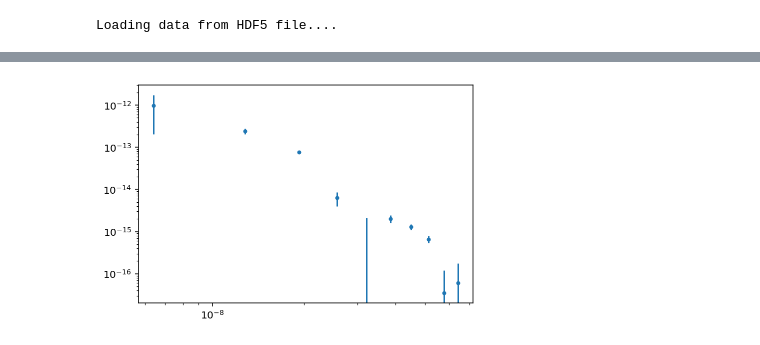
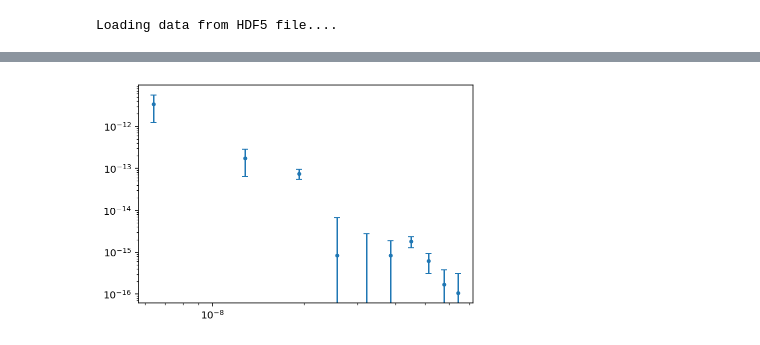
Before and after one commit to GersbachKa/defiant, a Jupyter notebook: Notebooks/new_tests.ipynb, the cells around one changed output, grey strips where cells are left out. Drawn from its saved outputs; the diff is of its cells as text; code cells hidden in the pictures.

```diff
--- a/Notebooks/new_tests.ipynb
+++ b/Notebooks/new_tests.ipynb
@@ -120,7 +343,7 @@ plt.show()
 # %%
-old_xi,old_rhok,old_sigk,old_Sk,old_Sks,fgw = compute_normPFOS(old_os,inj_params)
-plt.errorbar(fgw,old_Sk,old_Sks,fmt='.')
+old_xi,old_rhok,old_Ck,old_Sk,old_Sks,fgw = pair_covariant_normPFOS(old_os,inj_params)
+plt.errorbar(fgw,old_Sk,old_Sks,fmt='.',capsize=3)
 plt.loglog()
 plt.show()
 # %% [output]
-[figure, old version]
+[figure, new version]
```
Also changed, not shown: parts of 27 cells of this notebook, 5 other files.
